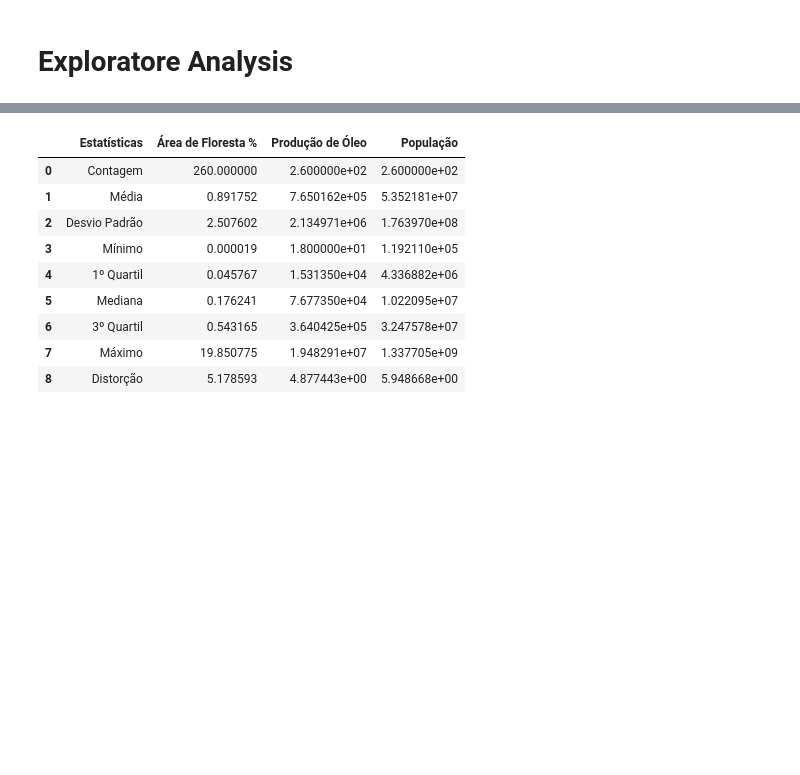
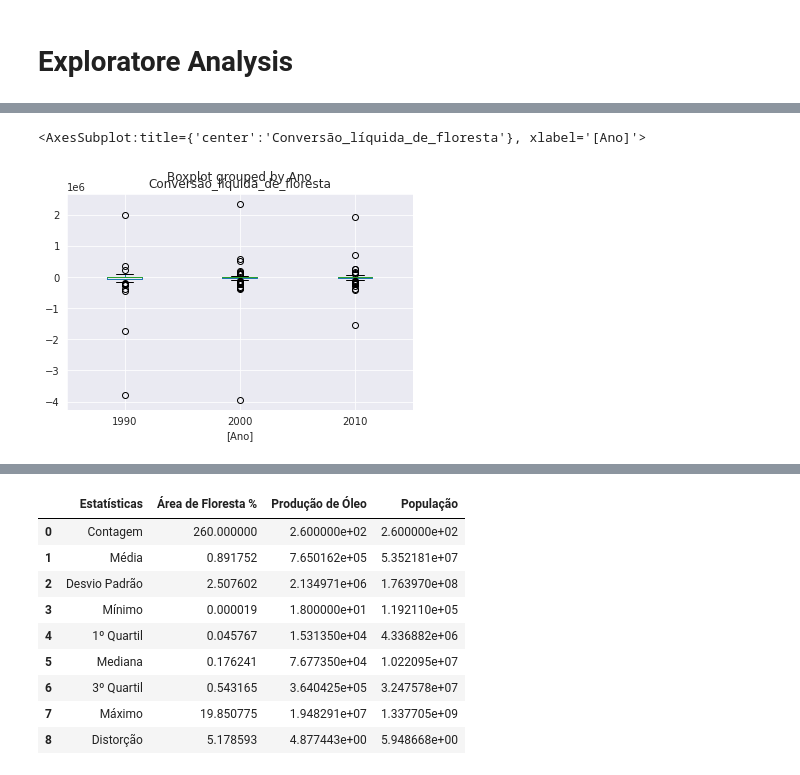
Before and after one commit to luanicaro/Desmatamento, a Jupyter notebook: src/Homework.ipynb, the cells around one changed output, grey strips where cells are left out. Cells and saved outputs as stored; diff of their text form; code cells hidden in the pictures; blank space fills up the shorter version.

```diff
--- a/src/Homework.ipynb
+++ b/src/Homework.ipynb
@@ -80,0 +88,5 @@ data_string, data_value,  y, target = separaData(data)
+# %%
+data.boxplot(['Conversão_líquida_de_floresta'],by = ['Ano'])
+# %% [output]
+<AxesSubplot:title={'center':'Conversão_líquida_de_floresta'}, xlabel='[Ano]'>
+[figure, added]
```
Also changed, not shown: parts of 3 cells of this notebook.
